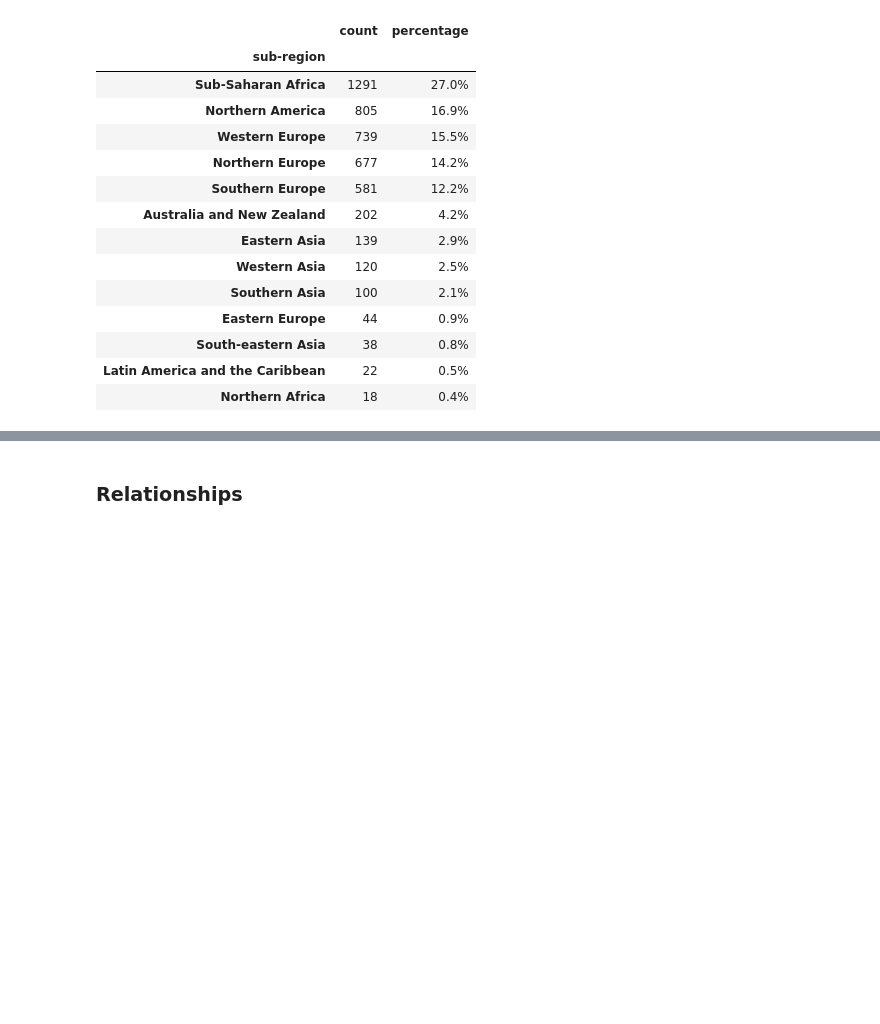
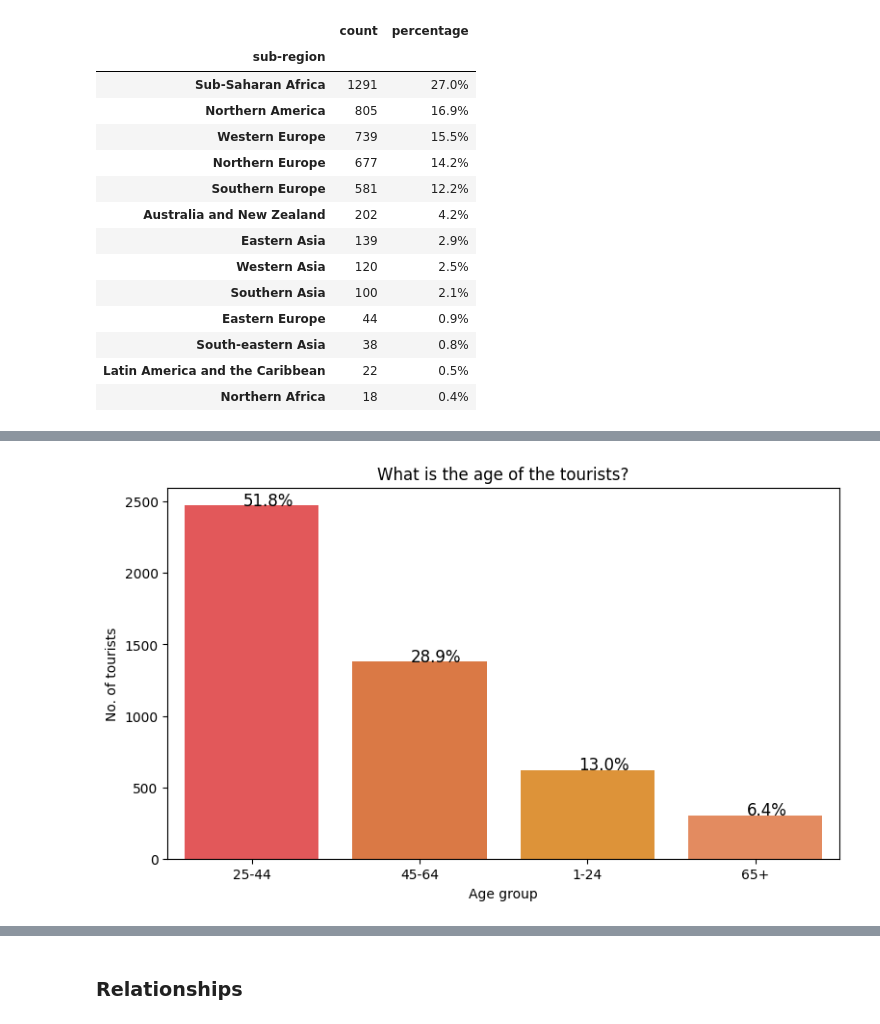
Before and after one commit to scheinmensch/Tanzania_Tourism_Prediction, a Jupyter notebook: EDA.ipynb, the cells around one changed output, grey strips where cells are left out. Saved outputs shown, nothing was run; the diff lists cells and outputs as text; code cells hidden in the pictures; blank space fills up the shorter version.

```diff
--- a/EDA.ipynb
+++ b/EDA.ipynb
@@ -504,0 +527,20 @@ sub_regions
+# %%
+def plot_percentage(ax, feature):
+    total = len(feature)
+    for p in ax.patches:
+        percentage = '{:.1f}%'.format(100 * p.get_height()/total)
+        x = p.get_x() + p.get_width() / 2 - 0.05
+        y = p.get_y() + p.get_height()
+        ax.annotate(percentage, (x, y), size = 12)
+# %%
+# plot the age groups
+
+age_order = TZA['age_group'].value_counts().head().index
+plt.figure(figsize=(9, 5))
+ax = sns.countplot(data=TZA, x='age_group', order=age_order, palette = cpal)
+plot_percentage(ax, TZA.age_group)
+plt.title('What is the age of the tourists?')
+plt.xlabel('Age group')
+plt.ylabel('No. of tourists');
+# %% [output]
+[figure, added]
```
Also changed, not shown: parts of 16 cells of this notebook.
